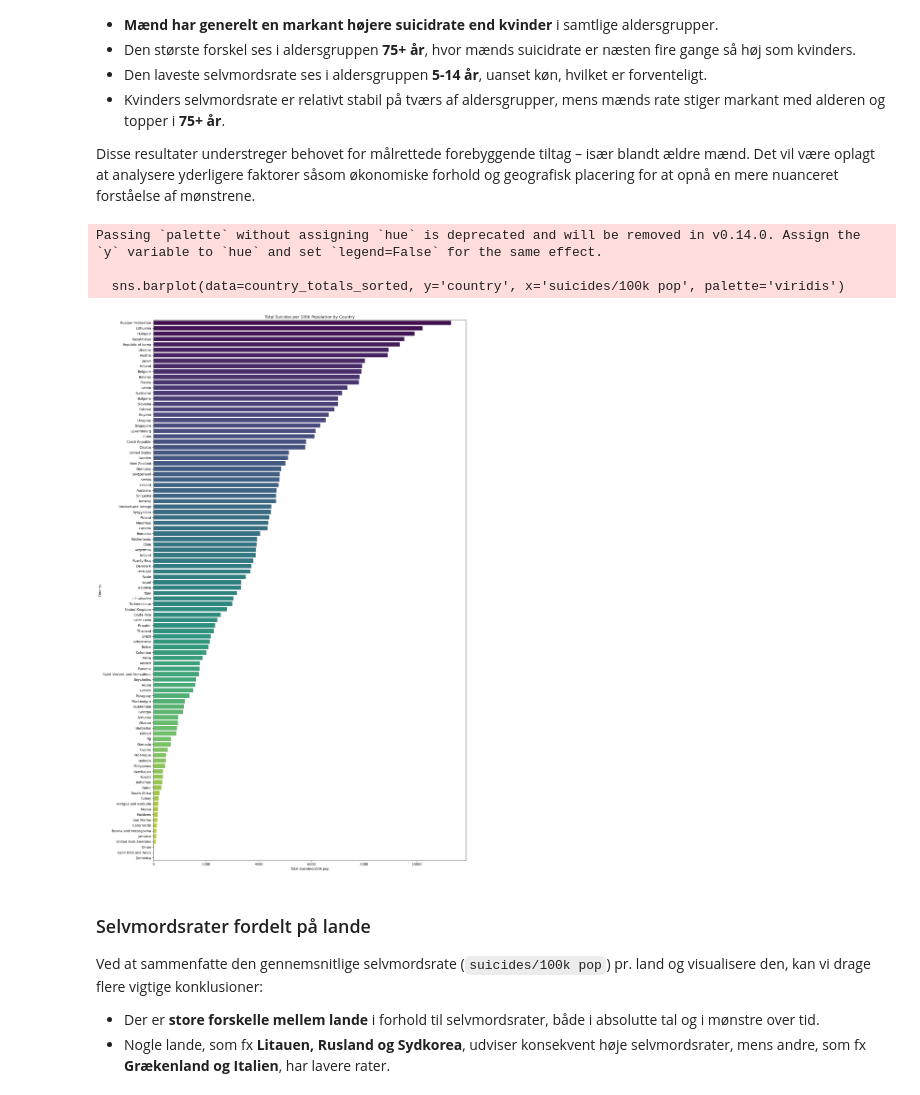
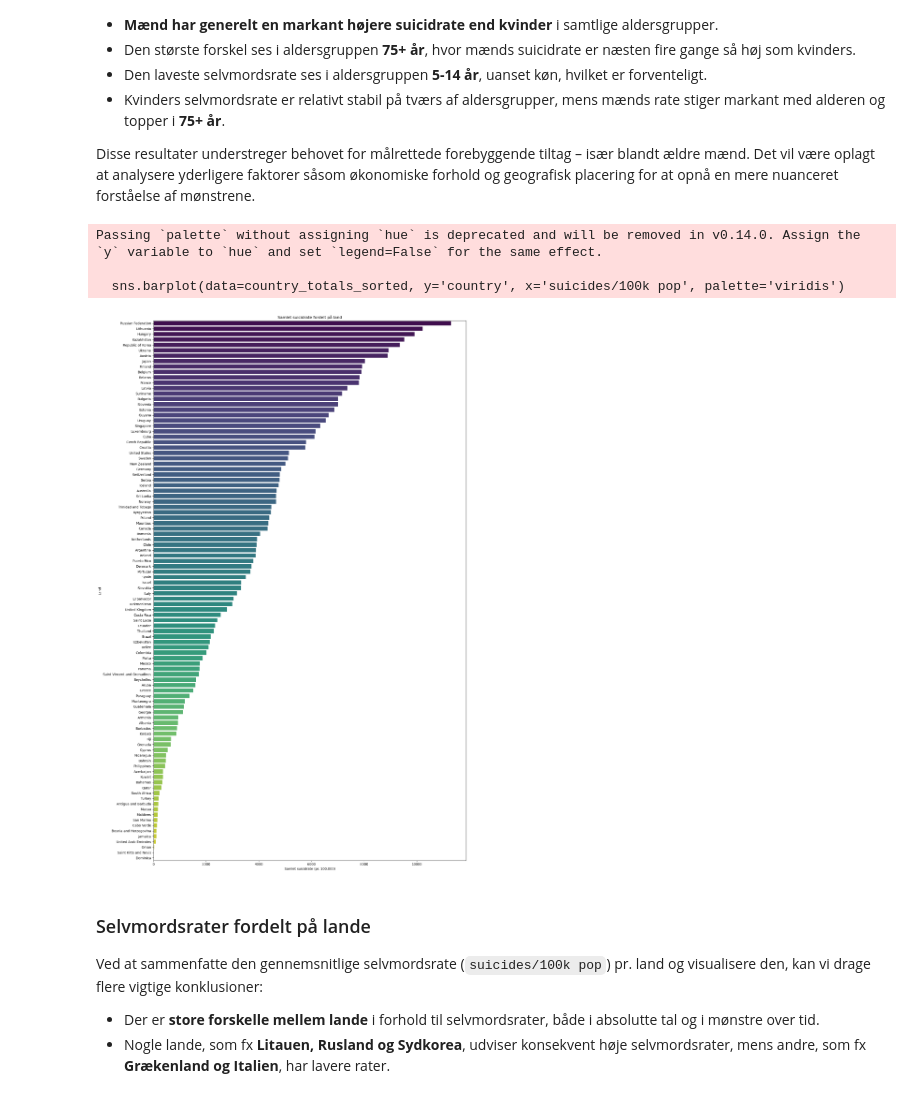
Before and after one commit to LukasRonberg/BIExam, a Jupyter notebook: suicide.ipynb, the cells around one changed output. Cells and saved outputs as stored; diff of their text form; code cells hidden in the pictures.

```diff
--- a/suicide.ipynb
+++ b/suicide.ipynb
@@ -383,32 +395,25 @@ Vi har nu undersøgt, hvordan selvmordsraterne (målt som `suicides/100k pop`) f
 
 Disse resultater understreger behovet for målrettede forebyggende tiltag – især blandt ældre mænd. Det vil være oplagt at analysere yderligere faktorer såsom økonomiske forhold og geografisk placering for at opnå en mere nuanceret forståelse af mønstrene.
 # %%
-import pandas as pd
-import matplotlib.pyplot as plt
-import seaborn as sns
-
-
-
-
-# Gruppér og aggrégér selvmord pr. 100k indbyggere per land
+# Vi grupperer og summerer selvmordsraten pr. 100.000 for hvert land
 country_totals = df.groupby('country', as_index=False)['suicides/100k pop'].sum()
 
-# Sortér efter selvmordsrate og bevar alle lande
+# Vi sorterer landene efter samlet selvmordsrate i faldende rækkefølge
 country_totals_sorted = country_totals.sort_values(by='suicides/100k pop', ascending=False)
 
-# Plot
+# Vi visualiserer selvmordsraten pr. land
 plt.figure(figsize=(16, 24))
 sns.barplot(data=country_totals_sorted, y='country', x='suicides/100k pop', palette='viridis')
-plt.xlabel('Total Suicides/100k pop')
-plt.ylabel('Country')
-plt.title('Total Suicides per 100k Population by Country')
+plt.xlabel('Samlet suicidrate (pr. 100.000)')
+plt.ylabel('Land')
+plt.title('Samlet suicidrate fordelt på land')
 plt.tight_layout()
 plt.show()
 # %% [output]
 Passing `palette` without assigning `hue` is deprecated and will be removed in v0.14.0. Assign the `y` variable to `hue` and set `legend=False` for the same effect.
 
   sns.barplot(data=country_totals_sorted, y='country', x='suicides/100k pop', palette='viridis')
-[figure, old version]
+[figure, new version]
 # %% [markdown]
 ### Selvmordsrater fordelt på lande
 
```
Also changed, not shown: parts of 34 cells of this notebook.
